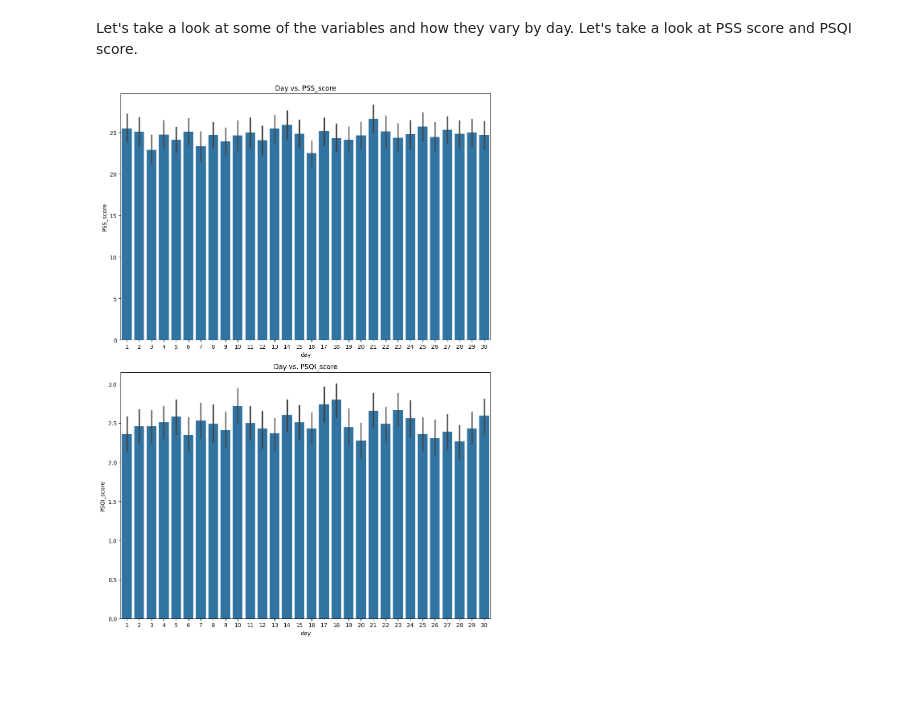
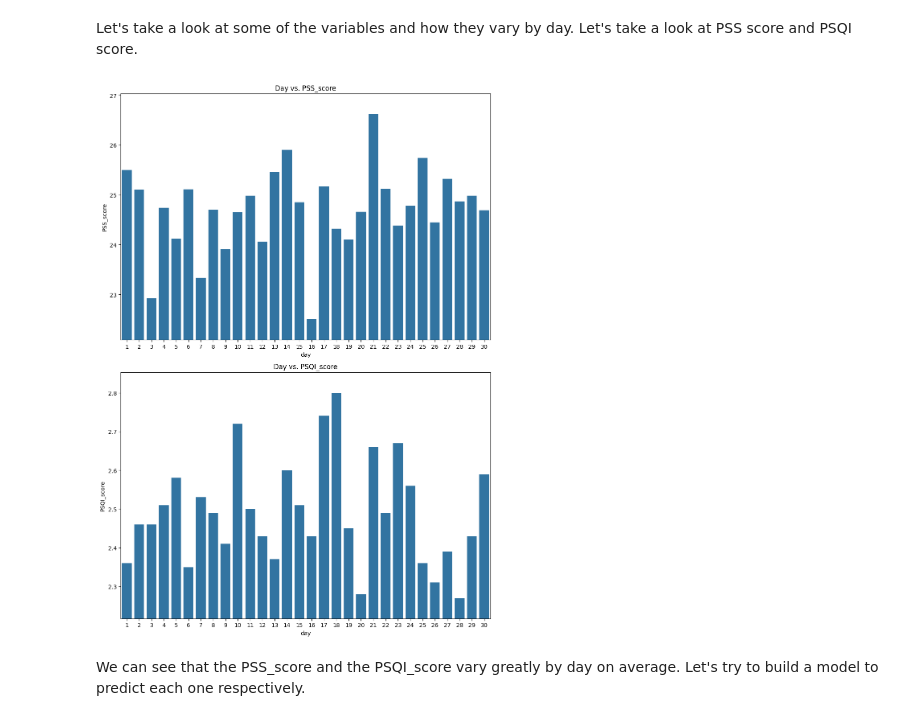
Before and after one commit to Programbeginner2120/my_jupyter_notebooks, a Jupyter notebook: stress-detection/StressDetection.ipynb, the cells around one changed output. Drawn from its saved outputs; the diff is of its cells as text; code cells hidden in the pictures; blank space fills up the shorter version.

Commit message:
added stress detection dataset work

```diff
--- a/stress-detection/StressDetection.ipynb
+++ b/stress-detection/StressDetection.ipynb
@@ -9,7 +9,7 @@ import matplotlib.pyplot as plt
 Let's load the dataset with headers and see some basics about it
 # %%
 # load with header
-df = pd.read_csv("./stress_detection.csv", header = 0)
+df = pd.read_csv("../datasets/stress_detection.csv", header = 0)
 df.head()
 # %% [output]
 |  | participant_id | day | PSS_score | Openness | Conscientiousness | Extraversion | Agreeableness | ... |
@@ -116,12 +116,21 @@ Let's take a look at some of the variables and how they vary by day. Let's take
 # %%
 fig, axes = plt.subplots(2, 1, figsize=(10, 14))
 
-sns.barplot(x='day', y='PSS_score', data=df, ax=axes[0])
+sns.barplot(x='day', y='PSS_score', data=df, ax=axes[0], errorbar=None)
 axes[0].set_title('Day vs. PSS_score')
-sns.barplot(x='day', y='PSQI_score', data=df, ax=axes[1])
+min_val, max_val = df.groupby('day')['PSS_score'].mean().min(), df.groupby('day')['PSS_score'].mean().max()
+padding = (max_val - min_val) * .1
+axes[0].set_ylim(min_val - padding, max_val + padding)
+
+sns.barplot(x='day', y='PSQI_score', data=df, ax=axes[1], errorbar=None)
 axes[1].set_title('Day vs. PSQI_score')
+min_val, max_val = df.groupby('day')['PSQI_score'].mean().min(), df.groupby('day')['PSQI_score'].mean().max()
+padding = (max_val - min_val) * .1
+axes[1].set_ylim(min_val - padding, max_val + padding)
 
 plt.tight_layout()
 plt.show()
 # %% [output]
-[figure, old version]
+[figure, new version]
+# %% [markdown]
+We can see that the PSS_score and the PSQI_score vary greatly by day on average. Let's try to build a model to predict each one respectively.
```
Also changed, not shown: parts of 8 cells of this notebook.
